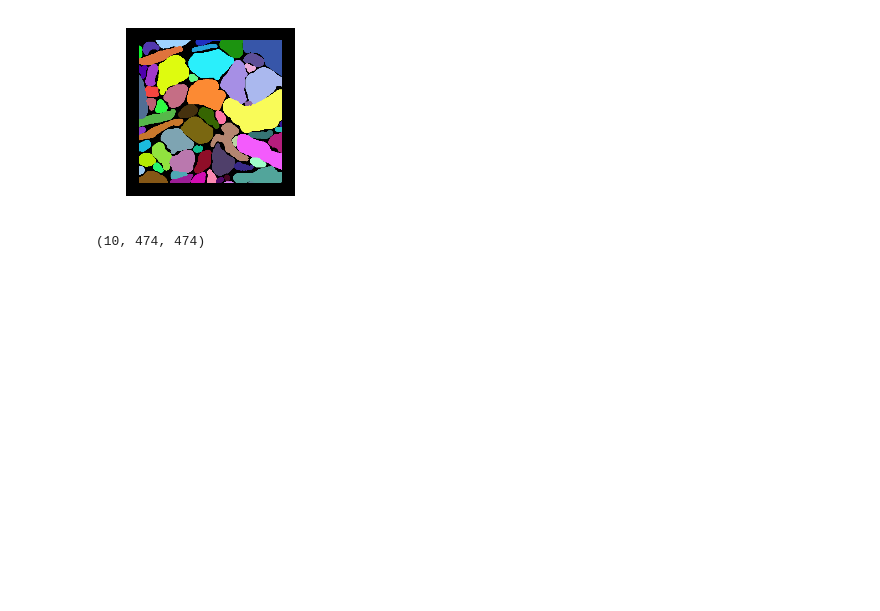
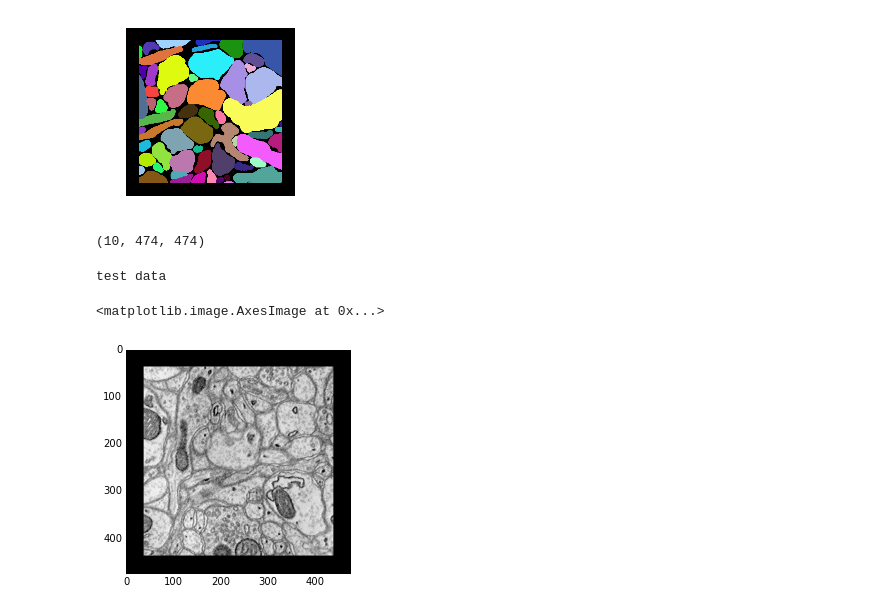
Before and after one commit to VCG/gp, a Jupyter notebook: ipy_test/DOJOFocusedProofreading.ipynb, the cells around one changed output. Drawn from its saved outputs; the diff is of its cells as text; code cells hidden in the pictures; blank space fills up the shorter version.

```diff
--- a/ipy_test/DOJOFocusedProofreading.ipynb
+++ b/ipy_test/DOJOFocusedProofreading.ipynb
@@ -90,3 +91,12 @@ image.shape
 for z in range(10):
 
     mh.imsave('/home/d/dojo_xp/data/dojo_data_vis2014/images/'+str(z)+'.png', image[z])
+# %%
+image, prob, gold, rhoana, bb = gp.Legacy.read_dojo_test_data()
+# %% [output]
+test data
+# %%
+imshow(image[1], cmap='gray')
+# %% [output]
+<matplotlib.image.AxesImage at 0x...>
+[figure, added]
```
Also changed, not shown: parts of 13 cells of this notebook, 9 other files.
